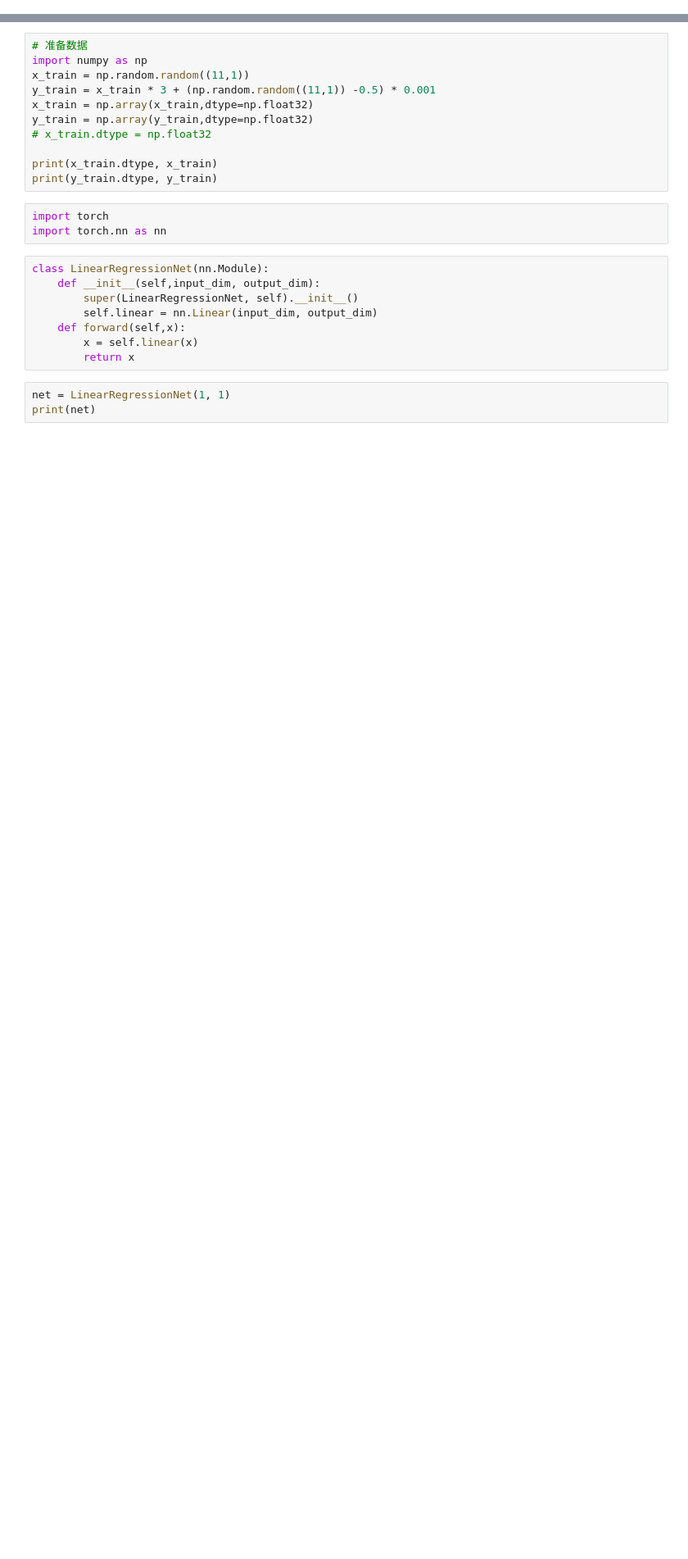
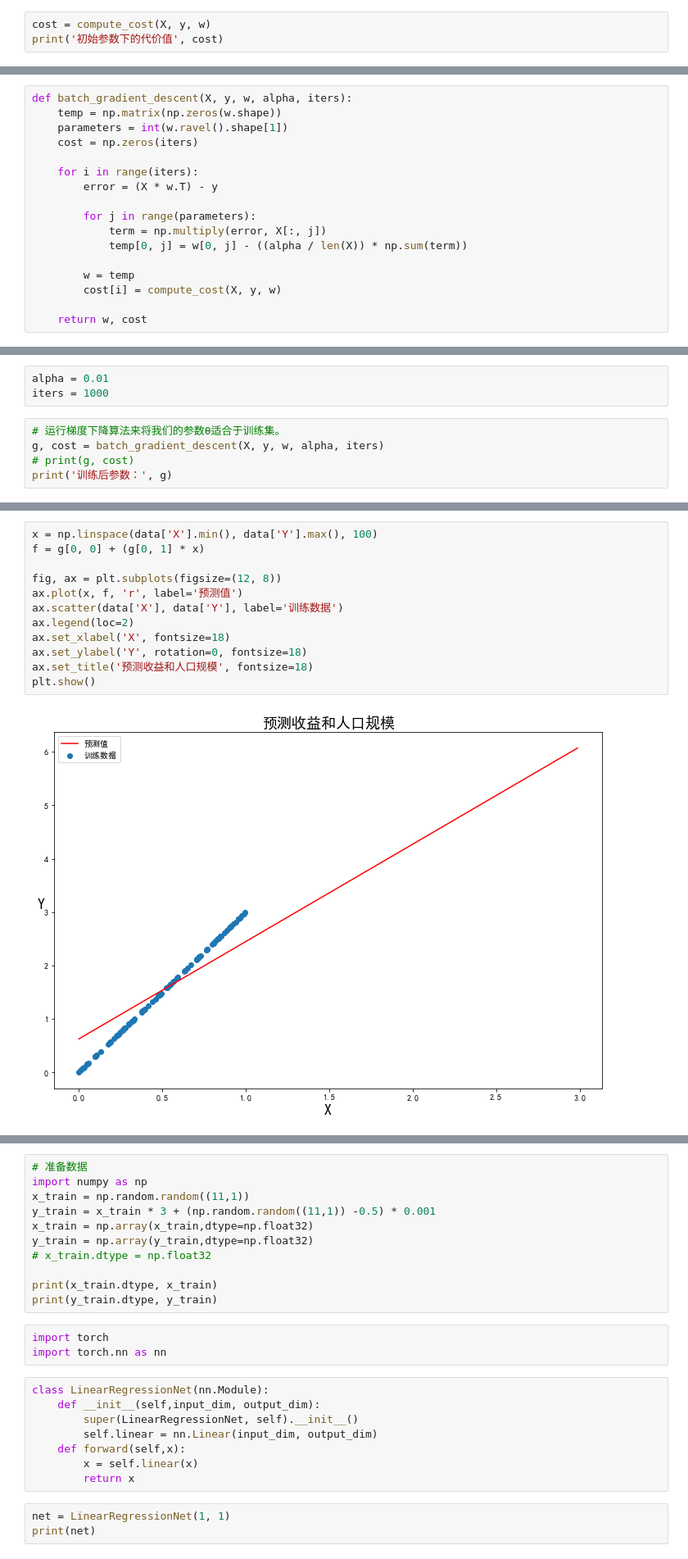
Before and after one commit to edgardeng/machine-learning-pytorch, a Jupyter notebook: part02-machine-learning/2_1_linear_regression.ipynb, the cells around one changed output, grey strips where cells are left out. Shown at 82% size. Cells and saved outputs as stored; diff of their text form; blank space fills up the shorter version.

```diff
--- a/part02-machine-learning/2_1_linear_regression.ipynb
+++ b/part02-machine-learning/2_1_linear_regression.ipynb
@@ -0,0 +112,3 @@
+# %%
+cost = compute_cost(X, y, w)
+print('初始参数下的代价值', cost)
@@ -0,0 +121,17 @@
+# %%
+def batch_gradient_descent(X, y, w, alpha, iters):
+    temp = np.matrix(np.zeros(w.shape))
+    parameters = int(w.ravel().shape[1])
+    cost = np.zeros(iters)
+
+    for i in range(iters):
+        error = (X * w.T) - y
+
+        for j in range(parameters):
+            term = np.multiply(error, X[:, j])
+            temp[0, j] = w[0, j] - ((alpha / len(X)) * np.sum(term))
+
+        w = temp
+        cost[i] = compute_cost(X, y, w)
+
+    return w, cost
@@ -0,0 +140,8 @@
+# %%
+alpha = 0.01
+iters = 1000
+# %%
+# 运行梯度下降算法来将我们的参数θ适合于训练集。
+g, cost = batch_gradient_descent(X, y, w, alpha, iters)
+# print(g, cost)
+print('训练后参数：', g)
@@ -0,0 +175,14 @@
+# %%
+x = np.linspace(data['X'].min(), data['Y'].max(), 100)
+f = g[0, 0] + (g[0, 1] * x)
+
+fig, ax = plt.subplots(figsize=(12, 8))
+ax.plot(x, f, 'r', label='预测值')
+ax.scatter(data['X'], data['Y'], label='训练数据')
+ax.legend(loc=2)
+ax.set_xlabel('X', fontsize=18)
+ax.set_ylabel('Y', rotation=0, fontsize=18)
+ax.set_title('预测收益和人口规模', fontsize=18)
+plt.show()
+# %% [output]
+[figure, added]
```
Also changed, not shown: parts of 43 cells of this notebook, 9 other files.
